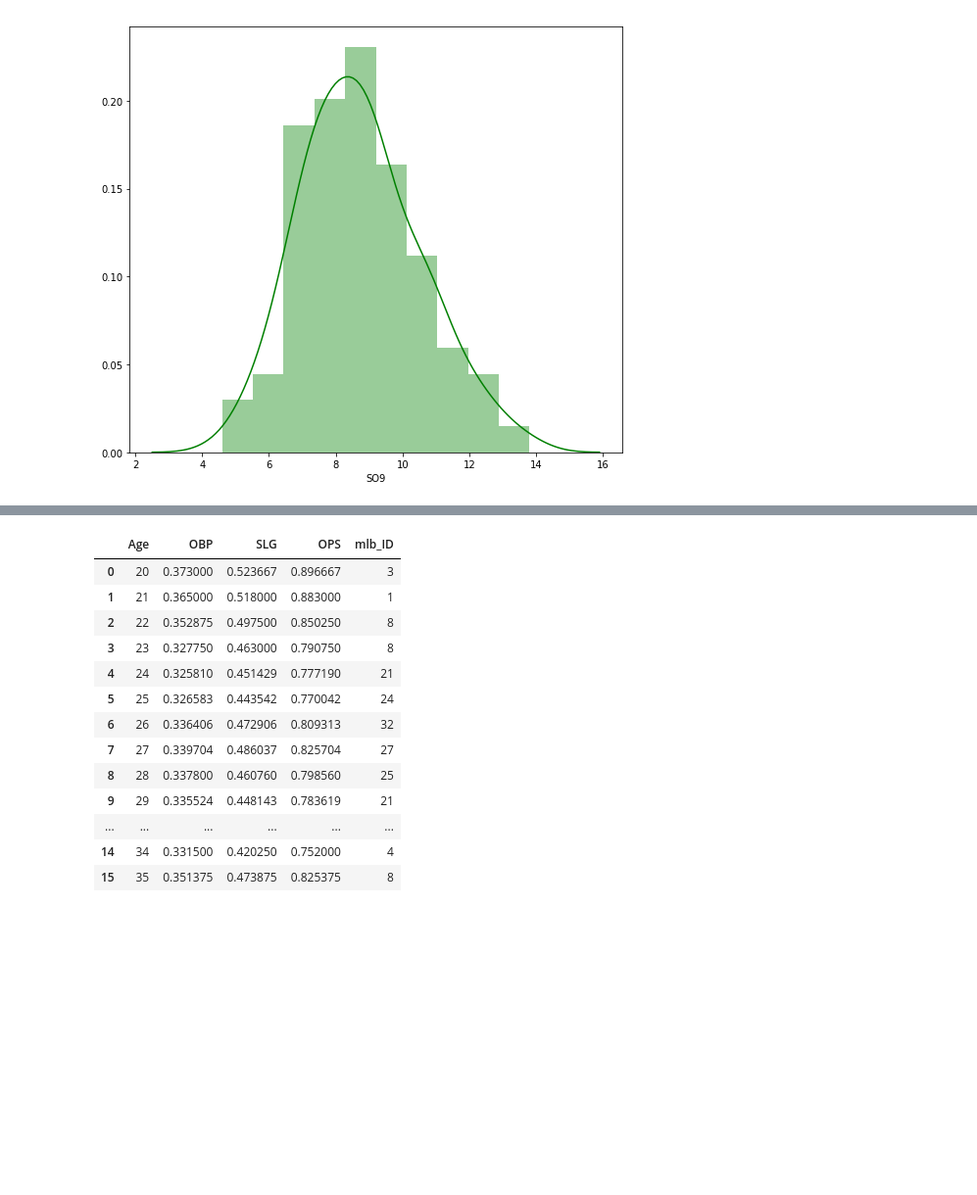
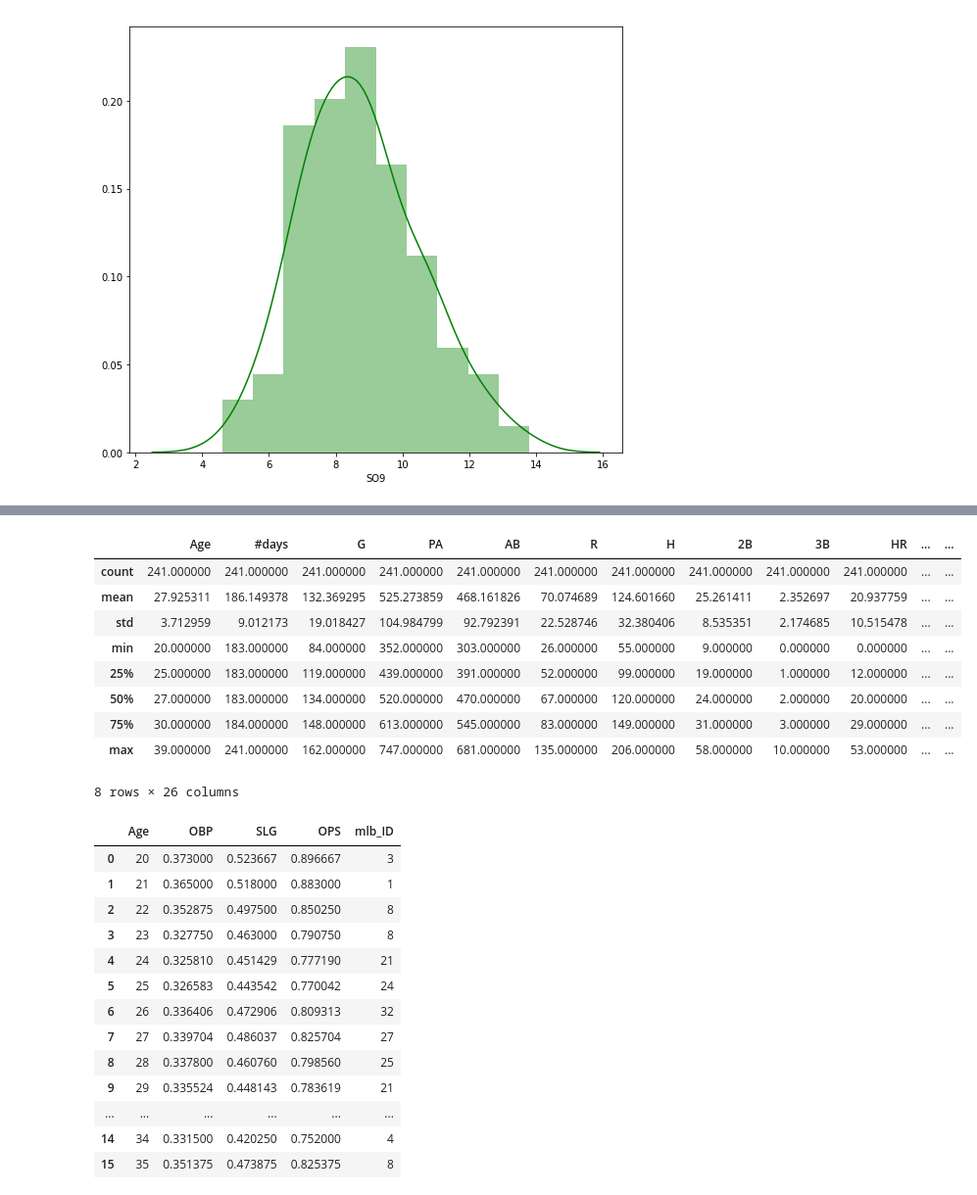
Before and after one commit to MMHNickerson/baseball2020, a Jupyter notebook: BRef_Fetch.ipynb, the cells around one changed output, grey strips where cells are left out. Shown at 98% size. Cells and saved outputs as stored; diff of their text form; code cells hidden in the pictures; blank space fills up the shorter version.

```diff
--- a/BRef_Fetch.ipynb
+++ b/BRef_Fetch.ipynb
@@ -161,4 +165,17 @@ batting_2019.head()
 5 rows × 29 columns
+# %%
+batting_2019.describe()
+# %% [output]
+|  | Age | #days | G | PA | AB | R | H | 2B | 3B | HR | ... | ... |
+| count | 241.000000 | 241.000000 | 241.000000 | 241.000000 | 241.000000 | 241.000000 | 241.000000 | 241.000000 | 241.000000 | 241.000000 | ... | ... |
+| mean | 27.925311 | 186.149378 | 132.369295 | 525.273859 | 468.161826 | 70.074689 | 124.601660 | 25.261411 | 2.352697 | 20.937759 | ... | ... |
+| std | 3.712959 | 9.012173 | 19.018427 | 104.984799 | 92.792391 | 22.528746 | 32.380406 | 8.535351 | 2.174685 | 10.515478 | ... | ... |
+| min | 20.000000 | 183.000000 | 84.000000 | 352.000000 | 303.000000 | 26.000000 | 55.000000 | 9.000000 | 0.000000 | 0.000000 | ... | ... |
+| 25% | 25.000000 | 183.000000 | 119.000000 | 439.000000 | 391.000000 | 52.000000 | 99.000000 | 19.000000 | 1.000000 | 12.000000 | ... | ... |
+| 50% | 27.000000 | 183.000000 | 134.000000 | 520.000000 | 470.000000 | 67.000000 | 120.000000 | 24.000000 | 2.000000 | 20.000000 | ... | ... |
+| 75% | 30.000000 | 184.000000 | 148.000000 | 613.000000 | 545.000000 | 83.000000 | 149.000000 | 31.000000 | 3.000000 | 29.000000 | ... | ... |
+| max | 39.000000 | 241.000000 | 162.000000 | 747.000000 | 681.000000 | 135.000000 | 206.000000 | 58.000000 | 10.000000 | 53.000000 | ... | ... |
+8 rows × 26 columns
 # %%
 #let's see how the main batting stats are affected by age of the player
 batting_age = batting_2019.groupby(['Age']).agg({'OBP':'mean', 'SLG': 'mean', 'OPS': 'mean', 'mlb_ID': pd.Series.nunique}).reset_index()
```
Also changed, not shown: parts of 31 cells of this notebook, 12 other files.
